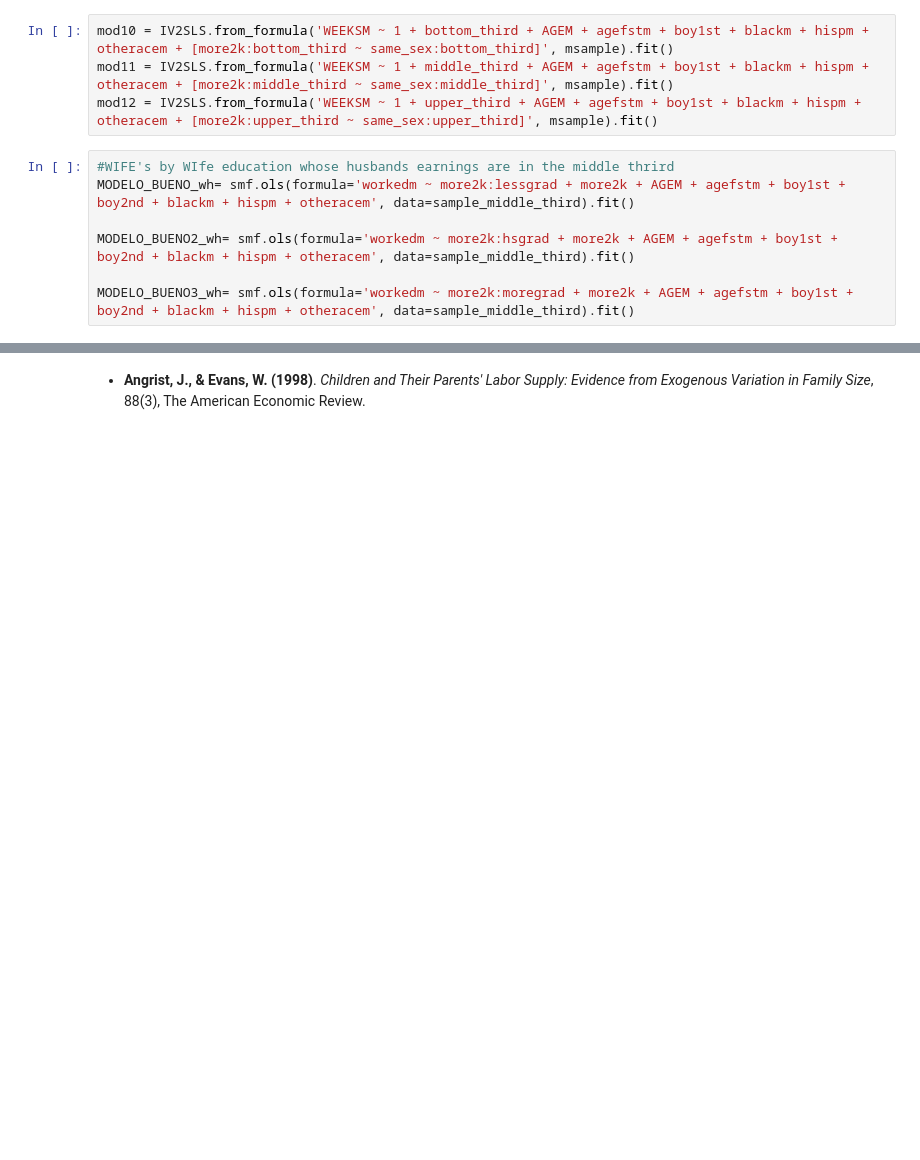
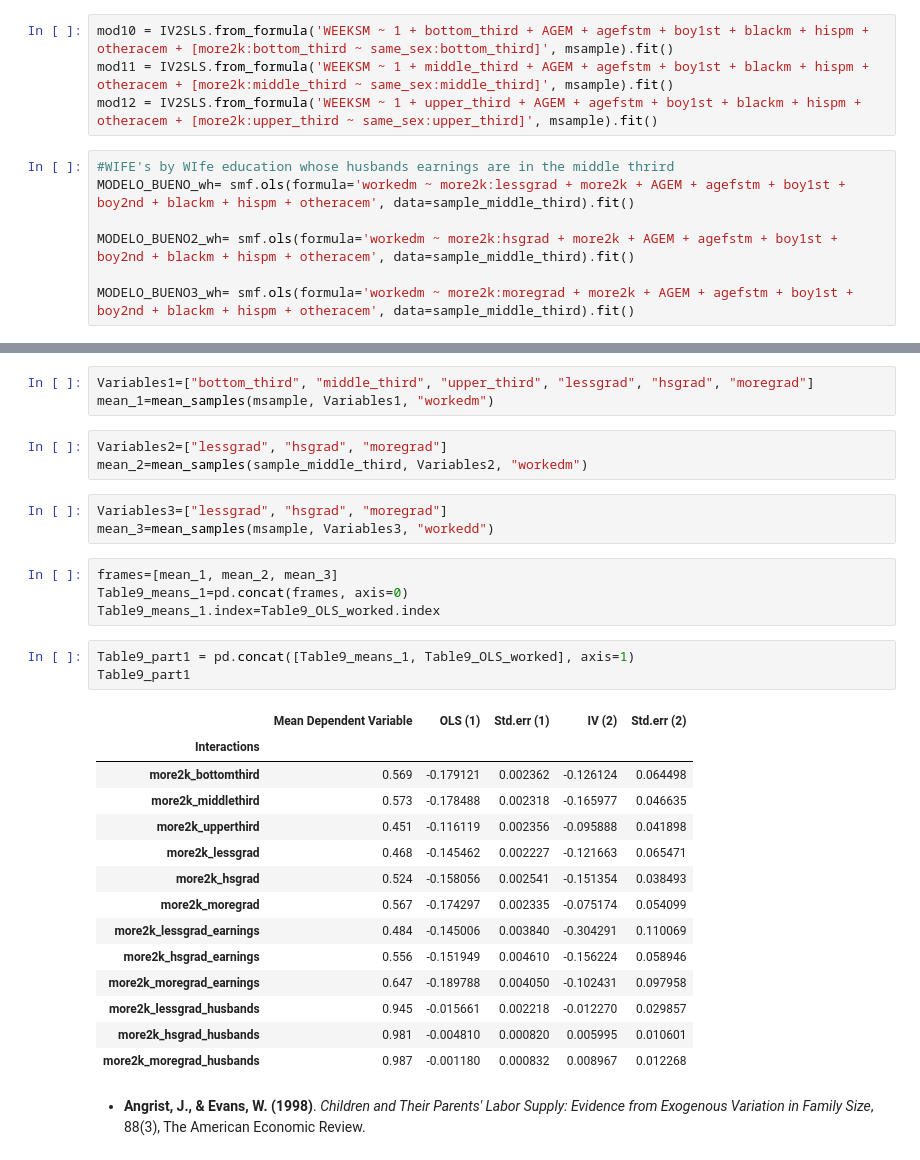
Before and after one commit to carolinalvarez/angrist-and-evans-1998-python, a Jupyter notebook: Angrist_and_Evans_1998.ipynb, the cells around one changed output, grey strips where cells are left out. Drawn from its saved outputs; the diff is of its cells as text; blank space fills up the shorter version.

Commit message:
Table 9 Panel 1

```diff
--- a/Angrist_and_Evans_1998.ipynb
+++ b/Angrist_and_Evans_1998.ipynb
@@ -880,3 +1011,34 @@ Table9_2
+# %%
+Variables1=["bottom_third", "middle_third", "upper_third", "lessgrad", "hsgrad", "moregrad"]
+mean_1=mean_samples(msample, Variables1, "workedm")
+# %%
+Variables2=["lessgrad", "hsgrad", "moregrad"]
+mean_2=mean_samples(sample_middle_third, Variables2, "workedm")
+# %%
+Variables3=["lessgrad", "hsgrad", "moregrad"]
+mean_3=mean_samples(msample, Variables3, "workedd")
+# %%
+frames=[mean_1, mean_2, mean_3]
+Table9_means_1=pd.concat(frames, axis=0)
+Table9_means_1.index=Table9_OLS_worked.index
+# %%
+Table9_part1 = pd.concat([Table9_means_1, Table9_OLS_worked], axis=1)
+Table9_part1
+# %% [output]
+|  | Mean Dependent Variable | OLS (1) | Std.err (1) | IV (2) | Std.err (2) |
+| Interactions |  |  |  |  |  |
+| more2k_bottomthird | 0.569 | -0.179121 | 0.002362 | -0.126124 | 0.064498 |
+| more2k_middlethird | 0.573 | -0.178488 | 0.002318 | -0.165977 | 0.046635 |
+| more2k_upperthird | 0.451 | -0.116119 | 0.002356 | -0.095888 | 0.041898 |
+| more2k_lessgrad | 0.468 | -0.145462 | 0.002227 | -0.121663 | 0.065471 |
+| more2k_hsgrad | 0.524 | -0.158056 | 0.002541 | -0.151354 | 0.038493 |
+| more2k_moregrad | 0.567 | -0.174297 | 0.002335 | -0.075174 | 0.054099 |
+| more2k_lessgrad_earnings | 0.484 | -0.145006 | 0.003840 | -0.304291 | 0.110069 |
+| more2k_hsgrad_earnings | 0.556 | -0.151949 | 0.004610 | -0.156224 | 0.058946 |
+| more2k_moregrad_earnings | 0.647 | -0.189788 | 0.004050 | -0.102431 | 0.097958 |
+| more2k_lessgrad_husbands | 0.945 | -0.015661 | 0.002218 | -0.012270 | 0.029857 |
+| more2k_hsgrad_husbands | 0.981 | -0.004810 | 0.000820 | 0.005995 | 0.010601 |
+| more2k_moregrad_husbands | 0.987 | -0.001180 | 0.000832 | 0.008967 | 0.012268 |
 # %% [markdown]
 * **Angrist, J., & Evans, W. (1998)**. *Children and Their Parents' Labor Supply: Evidence from Exogenous Variation in Family Size*, 88(3), The American Economic Review.
 # %% [markdown]
```
Also changed, not shown: parts of 19 cells of this notebook.
